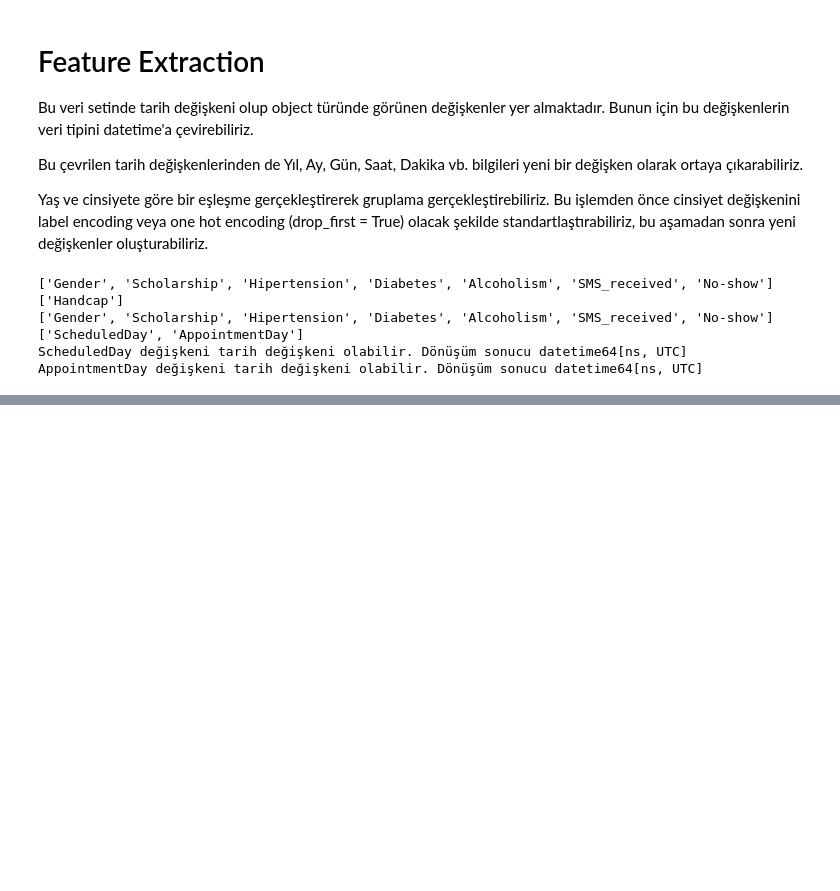
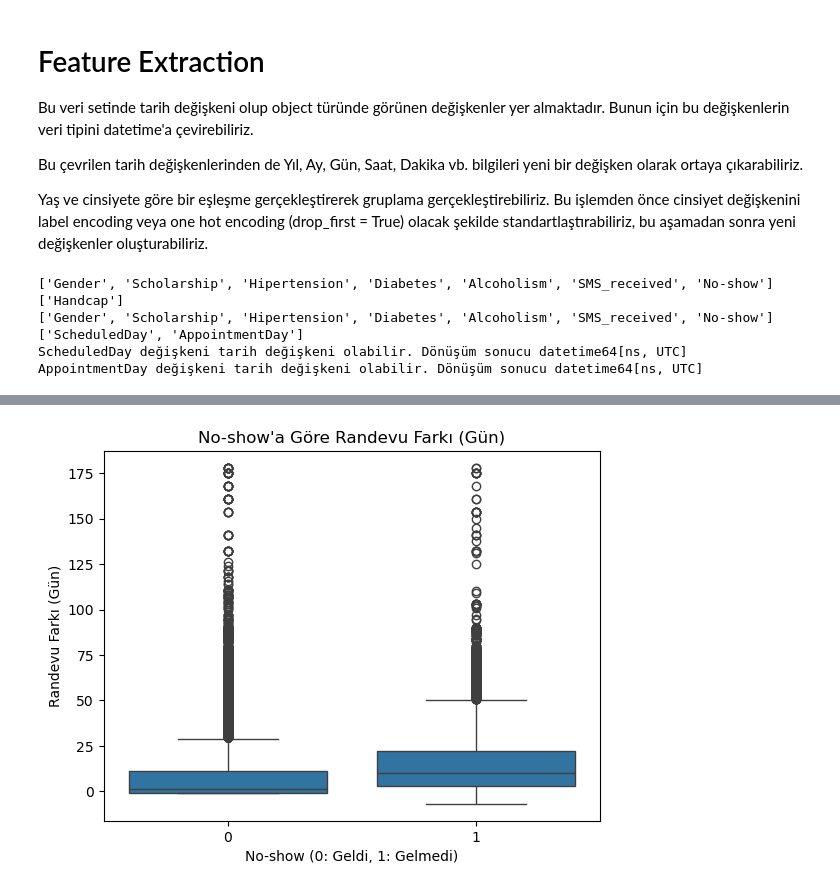
Before and after one commit to UstubecEmre/MedicalAppointmentML, a Jupyter notebook: medical_appointment.ipynb, the cells around one changed output, grey strips where cells are left out. Saved outputs shown, nothing was run; the diff lists cells and outputs as text; code cells hidden in the pictures; blank space fills up the shorter version.

```diff
--- a/medical_appointment.ipynb
+++ b/medical_appointment.ipynb
@@ -530,0 +618,10 @@ Name: count, dtype: int64
+# %%
+#df_ohe['Appointment_Diff'] =
+df_ohe['Appointment_Diff'] = (df_ohe['AppointmentDay'] - df_ohe['ScheduledDay']).dt.days
+#df_ohe.head(10)
+
+# Negatif değerler mevcut, bunları abs ile değiştirebiliriz.
+
+df_ohe[(df_ohe['Appointment_Diff'] < 0)].agg({
+    "Appointment_Diff": ["count", "mean"]
+})
@@ -530,0 +640,4 @@ Name: count, dtype: int64
+# %%
+# Hedef değişkeni de modeller için 0 - 1 'e çevir. 0 gelmemiş, 1 gelmiş
+df_ohe['No-show']= df_ohe['No-show_Yes'].apply(lambda x: 1 if x == True else 0)
+df_ohe.head()
@@ -530,0 +652,9 @@ Name: count, dtype: int64
+# %%
+# Görselleştirelim
+sns.boxplot(x="No-show", y="Appointment_Diff", data=df_ohe)
+plt.title("No-show'a Göre Randevu Farkı (Gün)")
+plt.xlabel("No-show (0: Geldi, 1: Gelmedi)")
+plt.ylabel("Randevu Farkı (Gün)")
+plt.show()
+# %% [output]
+[figure, added]
```
Also changed, not shown: parts of 42 cells of this notebook.
